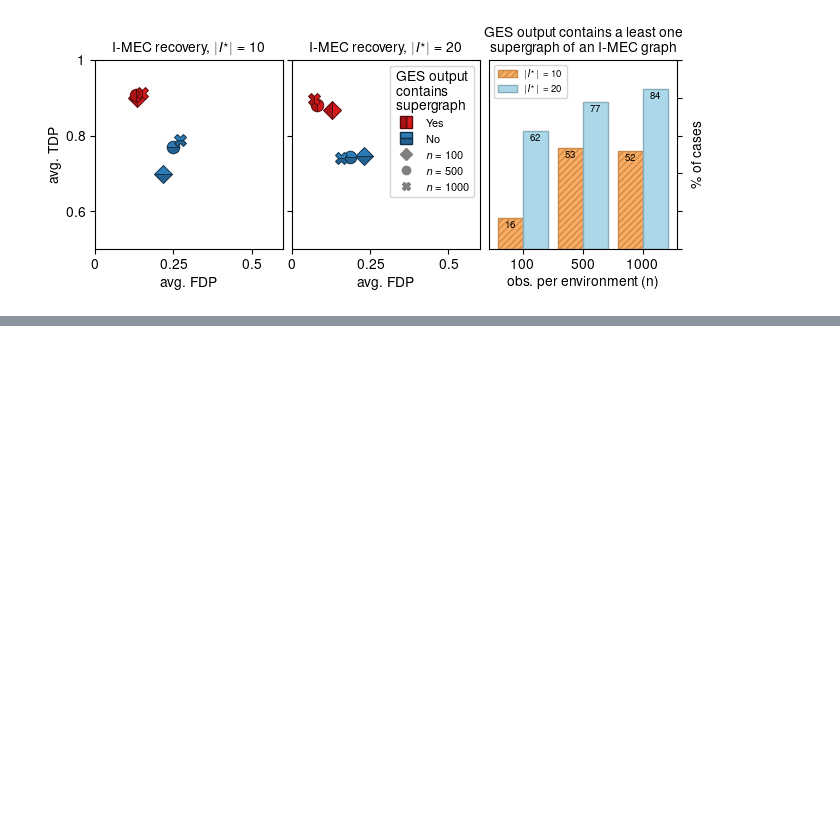
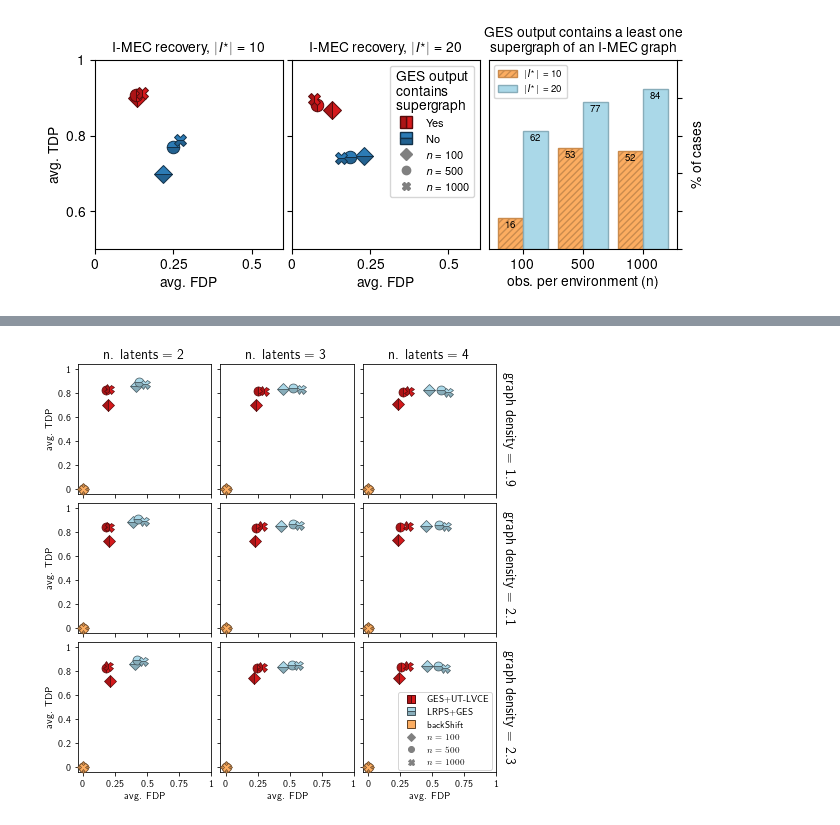
Before and after one commit to juangamella/ut-lvce-paper, a Jupyter notebook: figures_comparisons.ipynb, the cells around one changed output, grey strips where cells are left out. Drawn from its saved outputs; the diff is of its cells as text; code cells hidden in the pictures; blank space fills up the shorter version.

Commit message:
Added figure for latents vs densities

```diff
--- a/figures_comparisons.ipynb
+++ b/figures_comparisons.ipynb
@@ -139,7 +139,7 @@ def process_results(all_files, what='parents', debug=False, exclude=[]):
         size_initial[size_I] = size_initial_Ns
     return values, supergraphs, size_initial
 # %%
-def plot_roc_I(ax,values,mean=True,label_y=False,xticks=None,legend=None):
+def plot_roc_I(ax,values,mean=True,label_y=False,label_x=True,xticks=None,legend=None):
     # Parameters
     method_markers = {
         "UT-LVCE": {'fillstyle': 'right', 'markerfacecolor': colors[0], 'markerfacecoloralt': colorsa[0], 'markeredgecolor': colorsb[0]},
@@ -186,9 +186,10 @@ def plot_roc_I(ax,values,mean=True,label_y=False,xticks=None,legend=None):
     # Other formatting
     #ax.set_ylim(lim)
     #ax.set_xlim(lim)
-    ax.set_xlabel("avg. FDP")
     if xticks is not None:
         ax.set_xticks(xticks)
+    if label_x:
+        ax.set_xlabel("avg. FDP")
         ax.set_xticklabels(xticks)
     ax.set_yticks(yticks)
     ax.set_yticklabels([])
@@ -588,0 +700,2 @@ if filename is not None:
+# %%
+values_graphs,_,_  = process_results(files, debug=True, what='graphs')
@@ -588,0 +780,25 @@ if filename is not None:
+# %%
+w = 2.5
+plt.figure(figsize=(3*w,3*w))
+gs = gridspec.GridSpec(3, 3, wspace=0.07, hspace=0.07)
+s=14
+hs, ds = [2,3,4], [1.9,2.1,2.3]
+for i,k in enumerate(ds):
+    for j,h in enumerate(hs):
+        plt.subplot(gs[i,j])
+        ax = plt.gca()
+        legend = ((1,0.65),1) if (i == 2 and j == 2) else None
+        plot_roc_I(ax, values_graphs[(h,k)], label_y=(j == 0), label_x=(i==2), xticks=[0, 0.25, 0.5, 0.75, 1], legend=legend)
+        ax.set_xlim([-0.04, 1])
+        if i == 0:
+            #ax.set_title("graph density = %0.1f" % k, size=s)
+            ax.set_title("n. latents = %d" % h, size=s)
+        if j == 2:
+            ax.text(1.1,0.5,"graph density = %0.1f" % k, ha='center', va='center', rotation=270, size=s)
+            #ax.text(1.1,0.5,"n. latents = %d" % h, ha='center', va='center', rotation=270, size=s)
+
+
+# Save plot
+plt.savefig("figures/figure_latents_densities.pdf", bbox_inches='tight')
+# %% [output]
+[figure, added]
```
Also changed, not shown: parts of 6 cells of this notebook.
